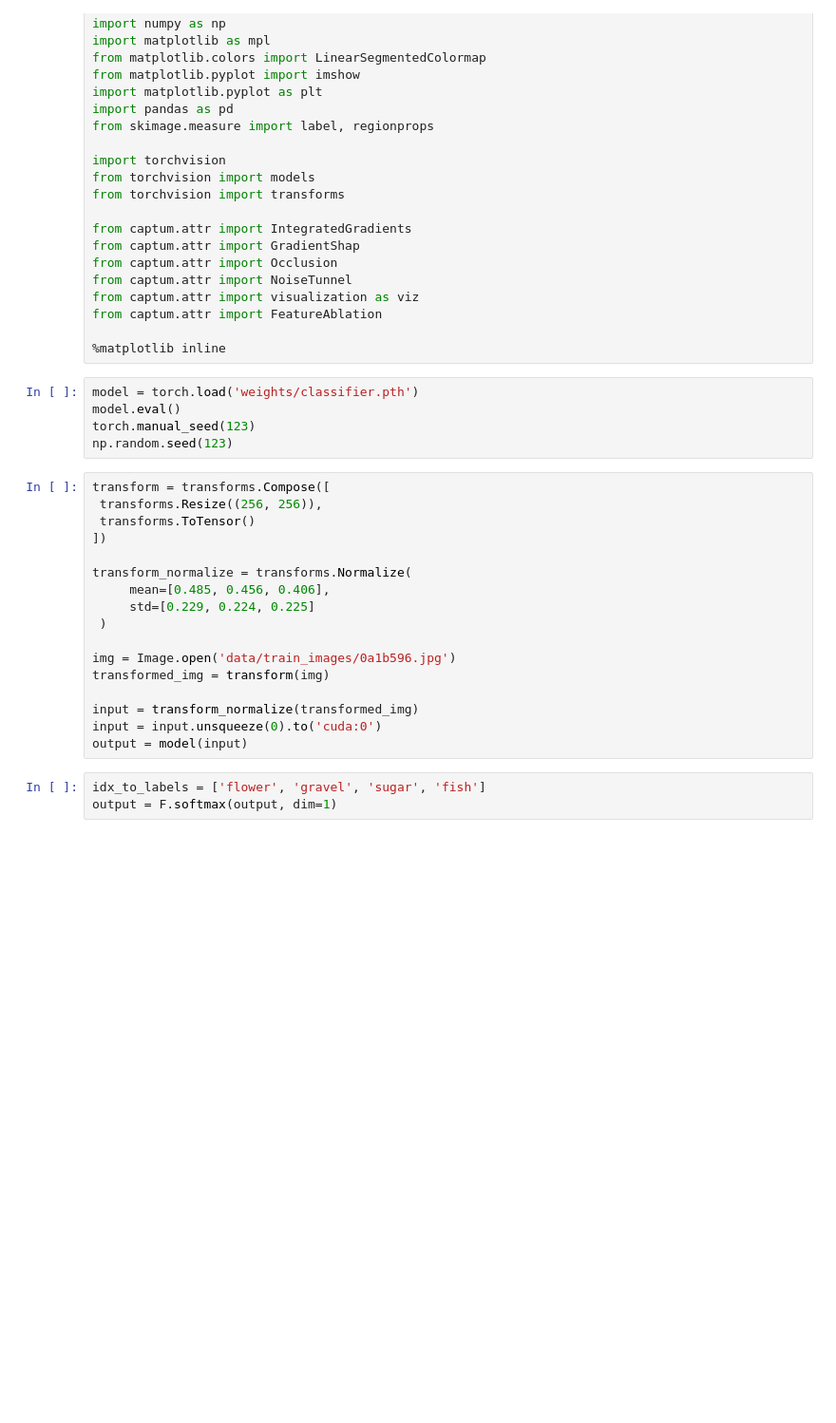
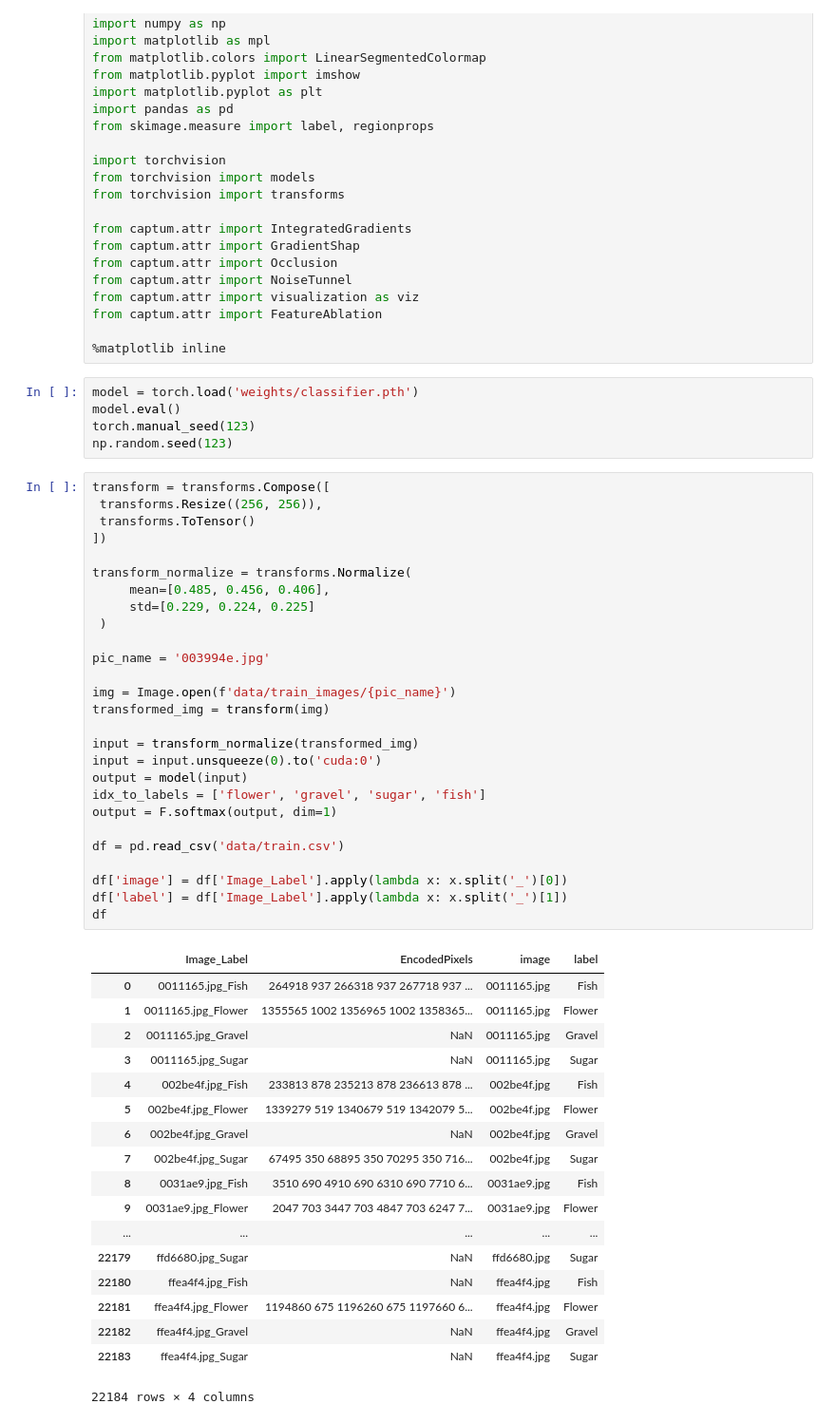
Before and after one commit to o-hx/CV-Proj, a Jupyter notebook: ModelVisualisation.ipynb, the cells around one changed output. Shown: that part at 95% size. Cells and saved outputs as stored; diff of their text form; blank space fills up the shorter version.

```diff
--- a/ModelVisualisation.ipynb
+++ b/ModelVisualisation.ipynb
@@ -34,20 +34,46 @@ np.random.seed(123)
 # %%
 transform = transforms.Compose([
  transforms.Resize((256, 256)),
  transforms.ToTensor()
 ])
 
 transform_normalize = transforms.Normalize(
      mean=[0.485, 0.456, 0.406],
      std=[0.229, 0.224, 0.225]
  )
 
-img = Image.open('data/train_images/0a1b596.jpg')
+pic_name = '003994e.jpg'
+
+img = Image.open(f'data/train_images/{pic_name}')
 transformed_img = transform(img)
 
 input = transform_normalize(transformed_img)
 input = input.unsqueeze(0).to('cuda:0')
 output = model(input)
+idx_to_labels = ['flower', 'gravel', 'sugar', 'fish']
+output = F.softmax(output, dim=1)
+
+df = pd.read_csv('data/train.csv')
+
+df['image'] = df['Image_Label'].apply(lambda x: x.split('_')[0])
+df['label'] = df['Image_Label'].apply(lambda x: x.split('_')[1])
+df
+# %% [output]
+|  | Image_Label | EncodedPixels | image | label |
+| 0 | 0011165.jpg_Fish | 264918 937 266318 937 267718 937 ... | 0011165.jpg | Fish |
+| 1 | 0011165.jpg_Flower | 1355565 1002 1356965 1002 1358365... | 0011165.jpg | Flower |
+| 2 | 0011165.jpg_Gravel | NaN | 0011165.jpg | Gravel |
+| 3 | 0011165.jpg_Sugar | NaN | 0011165.jpg | Sugar |
+| 4 | 002be4f.jpg_Fish | 233813 878 235213 878 236613 878 ... | 002be4f.jpg | Fish |
+| 5 | 002be4f.jpg_Flower | 1339279 519 1340679 519 1342079 5... | 002be4f.jpg | Flower |
+| 6 | 002be4f.jpg_Gravel | NaN | 002be4f.jpg | Gravel |
+| 7 | 002be4f.jpg_Sugar | 67495 350 68895 350 70295 350 716... | 002be4f.jpg | Sugar |
+| 8 | 0031ae9.jpg_Fish | 3510 690 4910 690 6310 690 7710 6... | 0031ae9.jpg | Fish |
+| 9 | 0031ae9.jpg_Flower | 2047 703 3447 703 4847 703 6247 7... | 0031ae9.jpg | Flower |
+| ... | ... | ... | ... | ... |
+| 22179 | ffd6680.jpg_Sugar | NaN | ffd6680.jpg | Sugar |
+| 22180 | ffea4f4.jpg_Fish | NaN | ffea4f4.jpg | Fish |
+| 22181 | ffea4f4.jpg_Flower | 1194860 675 1196260 675 1197660 6... | ffea4f4.jpg | Flower |
+| 22182 | ffea4f4.jpg_Gravel | NaN | ffea4f4.jpg | Gravel |
+| 22183 | ffea4f4.jpg_Sugar | NaN | ffea4f4.jpg | Sugar |
+22184 rows × 4 columns
-# %%
-idx_to_labels = ['flower', 'gravel', 'sugar', 'fish']
-output = F.softmax(output, dim=1)
```
Also changed, not shown: parts of 5 cells of this notebook, 2 other files.
